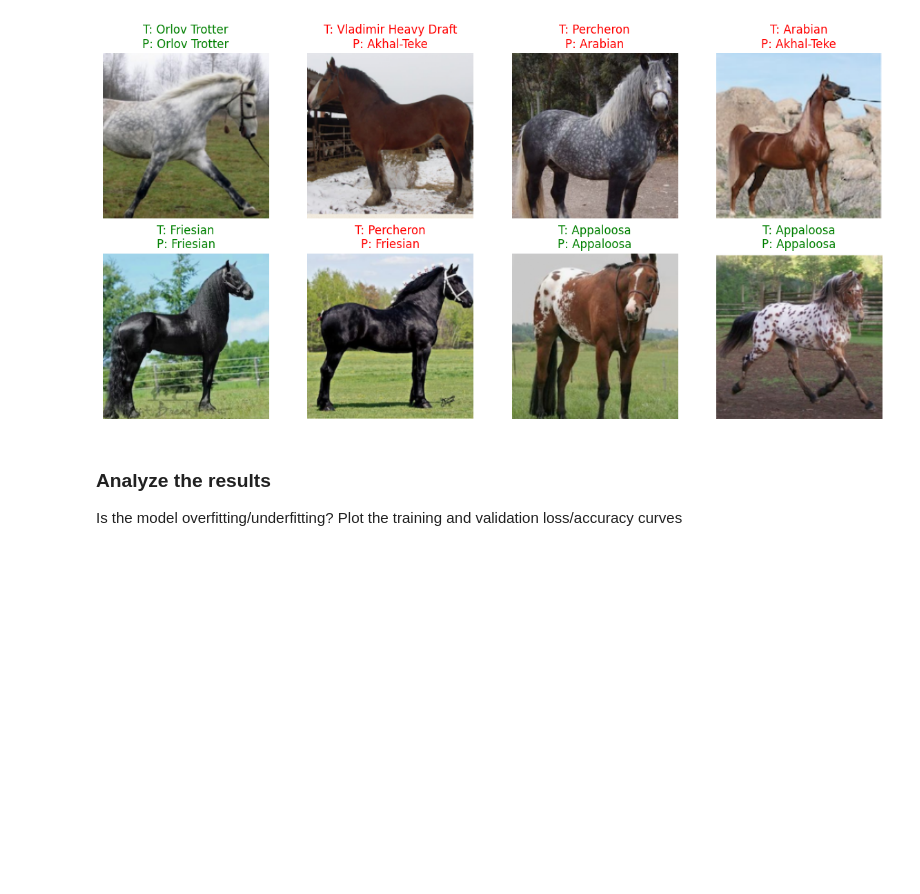
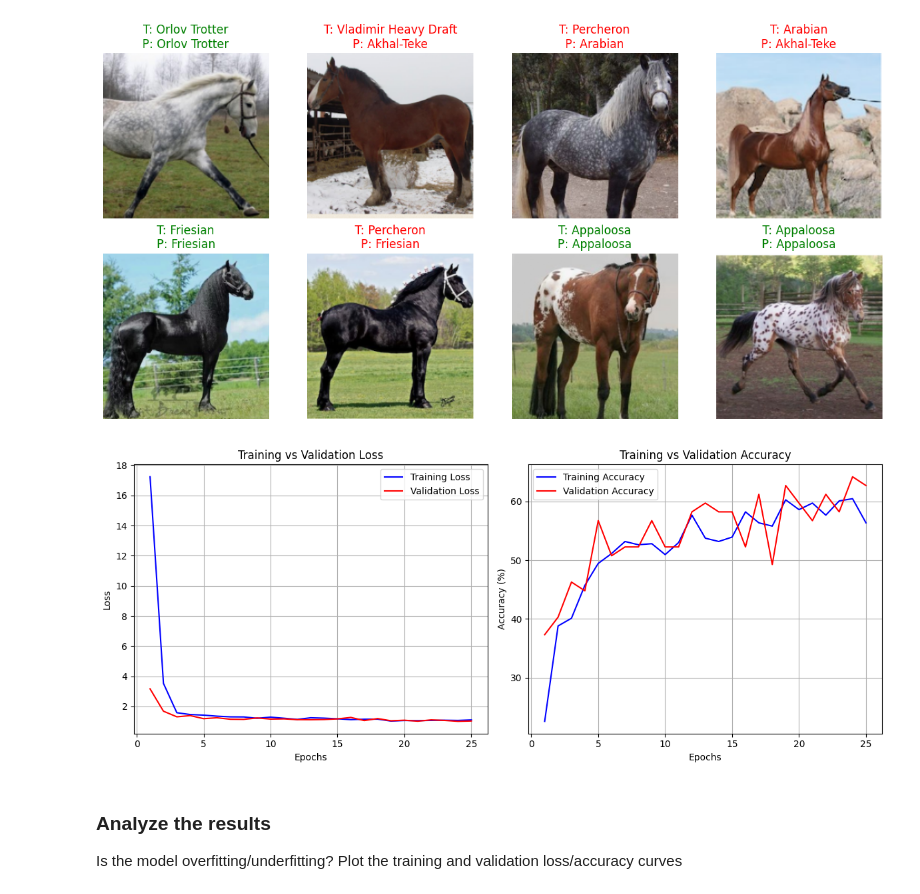
Before and after one commit to Shahad-2mo/Week-4, a Jupyter notebook: W4_DL/horse_classification.ipynb, the cells around one changed output. Cells and saved outputs as stored; diff of their text form; code cells hidden in the pictures; blank space fills up the shorter version.

```diff
--- a/W4_DL/horse_classification.ipynb
+++ b/W4_DL/horse_classification.ipynb
@@ -444,6 +444,35 @@ plt.tight_layout()
 plt.show()
 # %% [output]
 [figure]
+# %%
+def plot_training_curves(history):
+
+    epochs = range(1, len(history['train_loss']) + 1)
+
+    plt.figure(figsize=(12, 5))
+    plt.subplot(1, 2, 1)
+    plt.plot(epochs, history['train_loss'], 'b-', label='Training Loss')
+    plt.plot(epochs, history['val_loss'], 'r-', label='Validation Loss')
+    plt.title('Training vs Validation Loss')
+    plt.xlabel('Epochs')
+    plt.ylabel('Loss')
+    plt.legend()
+    plt.grid(True)
+
+    plt.subplot(1, 2, 2)
+    plt.plot(epochs, history['train_accuracy'], 'b-', label='Training Accuracy')
+    plt.plot(epochs, history['val_accuracy'], 'r-', label='Validation Accuracy')
+    plt.title('Training vs Validation Accuracy')
+    plt.xlabel('Epochs')
+    plt.ylabel('Accuracy (%)')
+    plt.legend()
+    plt.grid(True)
+
+    plt.tight_layout()
+    plt.show()
+plot_training_curves(history)
+# %% [output]
+[figure, added]
 # %% [markdown]
 ### Analyze the results
 Is the model overfitting/underfitting?
```
